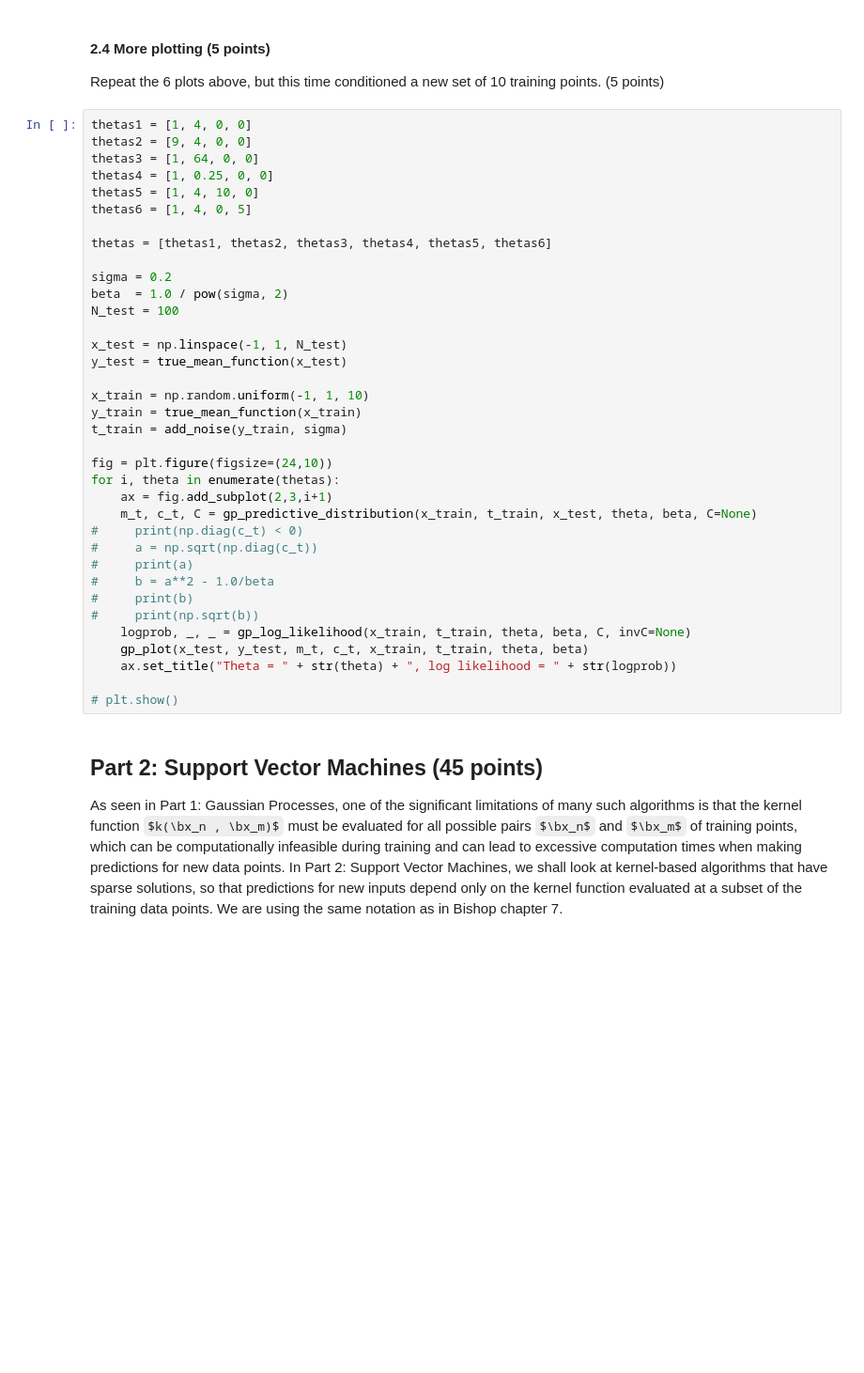
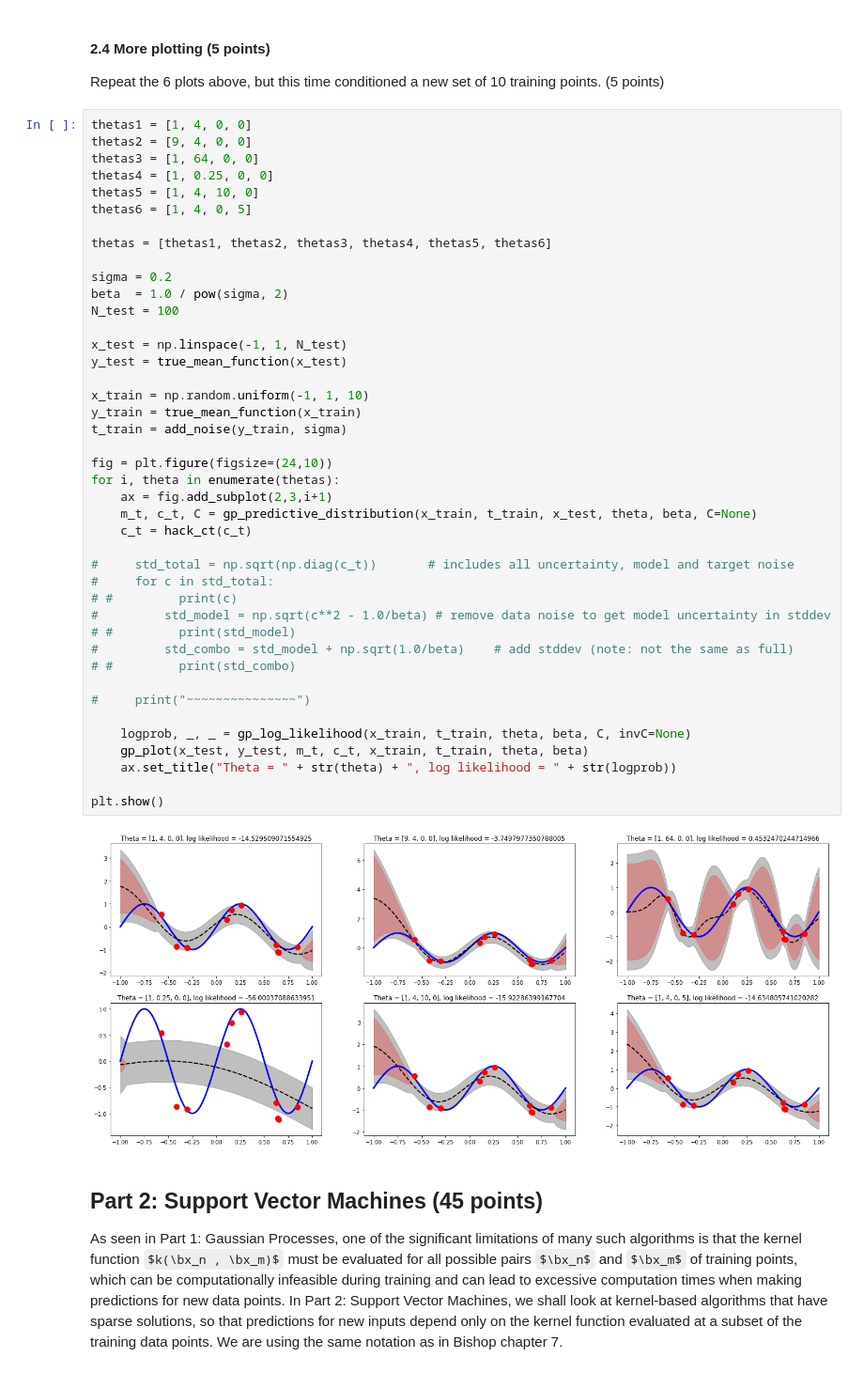
Before and after one commit to woutster/ml1, a Jupyter notebook: 10749586_12385913_lab3.ipynb, the cells around one changed output. Shown at 94% size. Drawn from its saved outputs; the diff is of its cells as text; some formulas as TeX source; blank space fills up the shorter version.

```diff
--- a/10749586_12385913_lab3.ipynb
+++ b/10749586_12385913_lab3.ipynb
@@ -354,39 +375,47 @@ Repeat the 6 plots above, but this time conditioned a new set of 10 training poi
 # %%
 thetas1 = [1, 4, 0, 0]
 thetas2 = [9, 4, 0, 0]
 thetas3 = [1, 64, 0, 0]
 thetas4 = [1, 0.25, 0, 0]
 thetas5 = [1, 4, 10, 0]
 thetas6 = [1, 4, 0, 5]
 
 thetas = [thetas1, thetas2, thetas3, thetas4, thetas5, thetas6]
 
 sigma = 0.2
 beta  = 1.0 / pow(sigma, 2)
 N_test = 100
 
 x_test = np.linspace(-1, 1, N_test)
 y_test = true_mean_function(x_test)
 
 x_train = np.random.uniform(-1, 1, 10)
 y_train = true_mean_function(x_train)
 t_train = add_noise(y_train, sigma)
 
 fig = plt.figure(figsize=(24,10))
 for i, theta in enumerate(thetas):
     ax = fig.add_subplot(2,3,i+1)
     m_t, c_t, C = gp_predictive_distribution(x_train, t_train, x_test, theta, beta, C=None)
-#     print(np.diag(c_t) < 0)
-#     a = np.sqrt(np.diag(c_t))
-#     print(a)
-#     b = a**2 - 1.0/beta
-#     print(b)
-#     print(np.sqrt(b))
+    c_t = hack_ct(c_t)
+
+#     std_total = np.sqrt(np.diag(c_t))       # includes all uncertainty, model and target noise
+#     for c in std_total:
+# #         print(c)
+#         std_model = np.sqrt(c**2 - 1.0/beta) # remove data noise to get model uncertainty in stddev
+# #         print(std_model)
+#         std_combo = std_model + np.sqrt(1.0/beta)    # add stddev (note: not the same as full)
+# #         print(std_combo)
+
+#     print("~~~~~~~~~~~~~~~")
+
     logprob, _, _ = gp_log_likelihood(x_train, t_train, theta, beta, C, invC=None)
     gp_plot(x_test, y_test, m_t, c_t, x_train, t_train, theta, beta)
     ax.set_title("Theta = " + str(theta) + ", log likelihood = " + str(logprob))
 
-# plt.show()
+plt.show()
+# %% [output]
+[figure, added]
 # %% [markdown]
 ## Part 2: Support Vector Machines (45 points)
 As seen in Part 1: Gaussian Processes, one of the significant limitations of many such algorithms is that the kernel function $k(\bx_n , \bx_m)$ must be evaluated for all possible pairs $\bx_n$ and $\bx_m$ of training points, which can be computationally infeasible during training and can lead to excessive computation times when making predictions for new data points.
```
Also changed, not shown: parts of 12 cells of this notebook.
